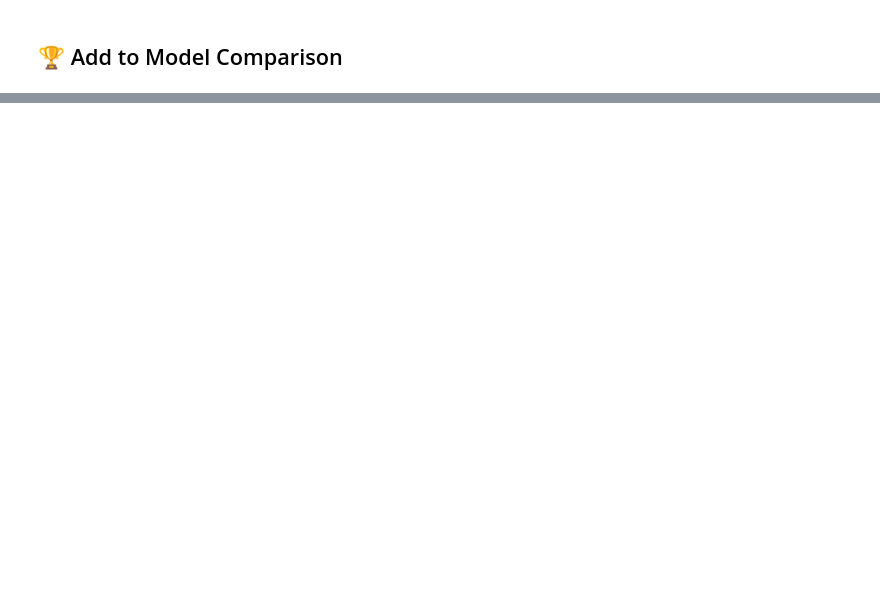
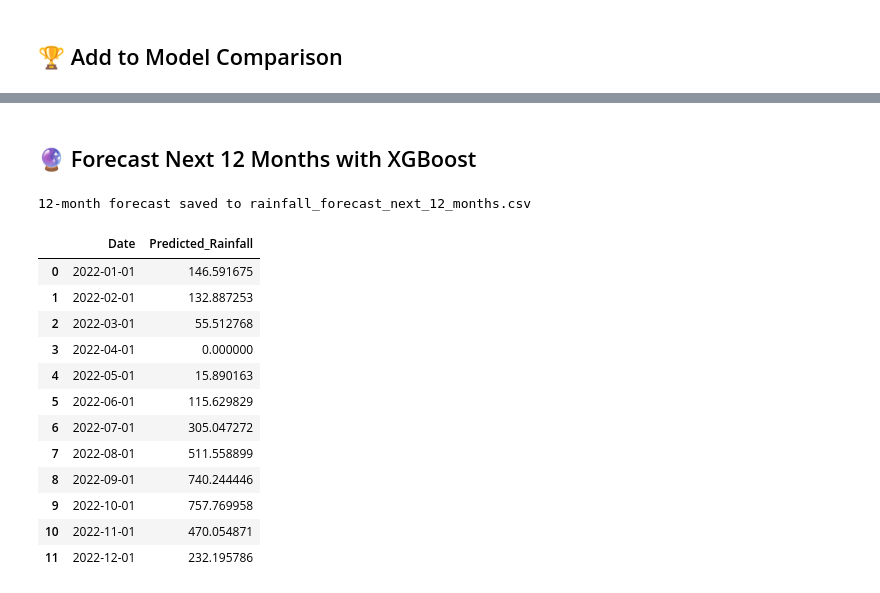
Before and after one commit to ceodaniyal/mumbai_rainfall_forecasting, a Jupyter notebook: rain_forecasting.ipynb, the cells around one changed output, grey strips where cells are left out. Drawn from its saved outputs; the diff is of its cells as text; code cells hidden in the pictures; blank space fills up the shorter version.

```diff
--- a/rain_forecasting.ipynb
+++ b/rain_forecasting.ipynb
@@ -739,0 +784,59 @@ LSTM RMSE: 190.12857874380208
+# %% [markdown]
+## 🔮 Forecast Next 12 Months with XGBoost
+# %%
+# Iterative 12-month forecast using the trained XGBoost model
+# Features used during training: Month, Rainfall_diff, lag_1 ... lag_12
+
+feature_names = list(xgb.feature_names_in_)
+
+# Start from the last 12 actual rainfall values (most recent first lag = most recent month)
+recent_rainfall = df_melt['Rainfall'].tail(12).values.tolist()
+last_date = df_melt.index[-1]
+
+future_dates = pd.date_range(
+    start=last_date + pd.offsets.MonthBegin(1),
+    periods=12,
+    freq='MS'
+)
+
+future_predictions = []
+
+for future_date in future_dates:
+    row = {}
+    # lag_1 = most recent rainfall, lag_2 = the one before it, etc.
+    for i in range(1, 13):
+        row[f'lag_{i}'] = recent_rainfall[-i]
+    row['Month'] = future_date.month
+    # Rainfall_diff approximation: difference between the two most recent values
+    row['Rainfall_diff'] = recent_rainfall[-1] - recent_rainfall[-2]
+
+    X_future = pd.DataFrame([row])[feature_names]
+    pred = float(xgb.predict(X_future)[0])
+    pred = max(pred, 0.0)  # rainfall cannot be negative
+
+    future_predictions.append(pred)
+    recent_rainfall.append(pred)
+
+forecast_df = pd.DataFrame({
+    'Date': future_dates,
+    'Predicted_Rainfall': future_predictions
+})
+
+forecast_df.to_csv("rainfall_forecast_next_12_months.csv", index=False)
+print("12-month forecast saved to rainfall_forecast_next_12_months.csv")
+forecast_df
+# %% [output]
+12-month forecast saved to rainfall_forecast_next_12_months.csv
+|  | Date | Predicted_Rainfall |
+| 0 | 2022-01-01 | 146.591675 |
+| 1 | 2022-02-01 | 132.887253 |
+| 2 | 2022-03-01 | 55.512768 |
+| 3 | 2022-04-01 | 0.000000 |
+| 4 | 2022-05-01 | 15.890163 |
+| 5 | 2022-06-01 | 115.629829 |
+| 6 | 2022-07-01 | 305.047272 |
+| 7 | 2022-08-01 | 511.558899 |
+| 8 | 2022-09-01 | 740.244446 |
+| 9 | 2022-10-01 | 757.769958 |
+| 10 | 2022-11-01 | 470.054871 |
+| 11 | 2022-12-01 | 232.195786 |
```
Also changed, not shown: parts of 16 cells of this notebook, 5 other files.
